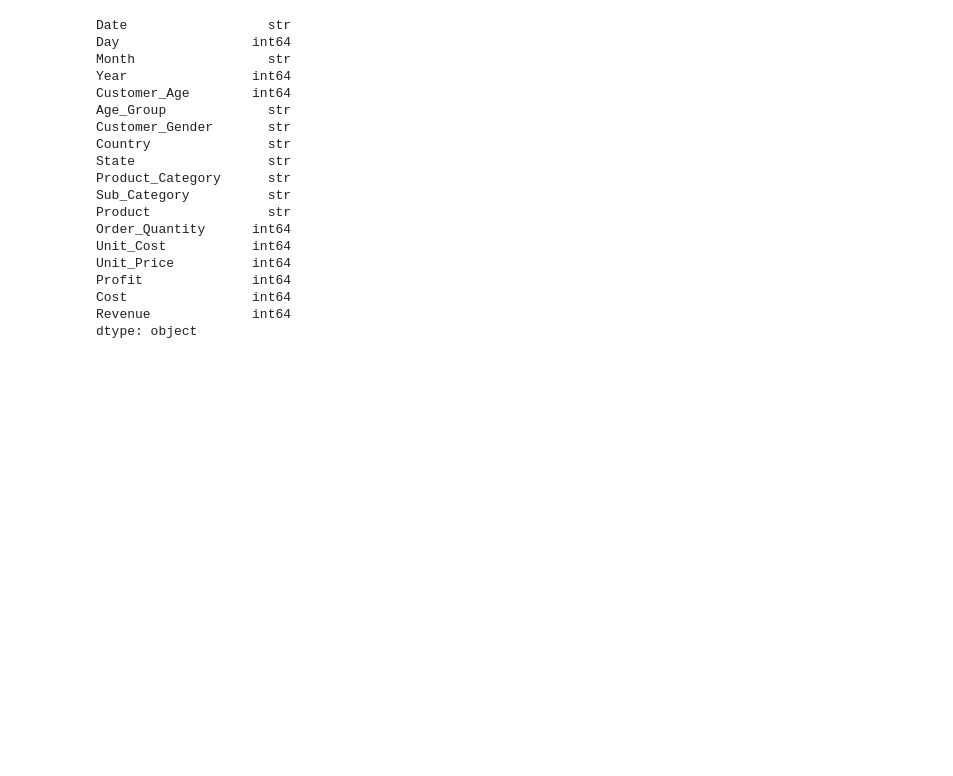
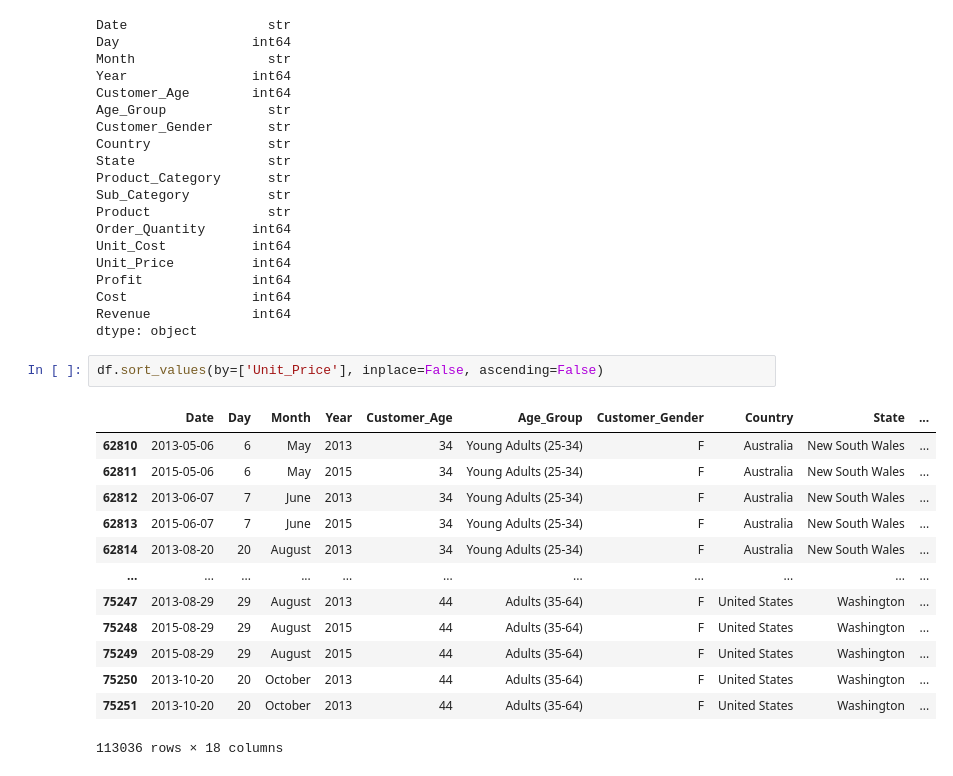
Before and after one commit to letuwwa/sales_data_analysis, a Jupyter notebook: main.ipynb, the cells around one changed output. Saved outputs shown, nothing was run; the diff lists cells and outputs as text; blank space fills up the shorter version.

```diff
--- a/main.ipynb
+++ b/main.ipynb
@@ -61,3 +66,19 @@ Profit              int64
 Cost                int64
 Revenue             int64
 dtype: object
+# %%
+df.sort_values(by=['Unit_Price'], inplace=False, ascending=False)
+# %% [output]
+|  | Date | Day | Month | Year | Customer_Age | Age_Group | Customer_Gender | Country | State | ... |
+| 62810 | 2013-05-06 | 6 | May | 2013 | 34 | Young Adults (25-34) | F | Australia | New South Wales | ... |
+| 62811 | 2015-05-06 | 6 | May | 2015 | 34 | Young Adults (25-34) | F | Australia | New South Wales | ... |
+| 62812 | 2013-06-07 | 7 | June | 2013 | 34 | Young Adults (25-34) | F | Australia | New South Wales | ... |
+| 62813 | 2015-06-07 | 7 | June | 2015 | 34 | Young Adults (25-34) | F | Australia | New South Wales | ... |
+| 62814 | 2013-08-20 | 20 | August | 2013 | 34 | Young Adults (25-34) | F | Australia | New South Wales | ... |
+| ... | ... | ... | ... | ... | ... | ... | ... | ... | ... | ... |
+| 75247 | 2013-08-29 | 29 | August | 2013 | 44 | Adults (35-64) | F | United States | Washington | ... |
+| 75248 | 2015-08-29 | 29 | August | 2015 | 44 | Adults (35-64) | F | United States | Washington | ... |
+| 75249 | 2015-08-29 | 29 | August | 2015 | 44 | Adults (35-64) | F | United States | Washington | ... |
+| 75250 | 2013-10-20 | 20 | October | 2013 | 44 | Adults (35-64) | F | United States | Washington | ... |
+| 75251 | 2013-10-20 | 20 | October | 2013 | 44 | Adults (35-64) | F | United States | Washington | ... |
+113036 rows × 18 columns
```
Also changed, not shown: parts of 4 cells of this notebook, 2 other files.
